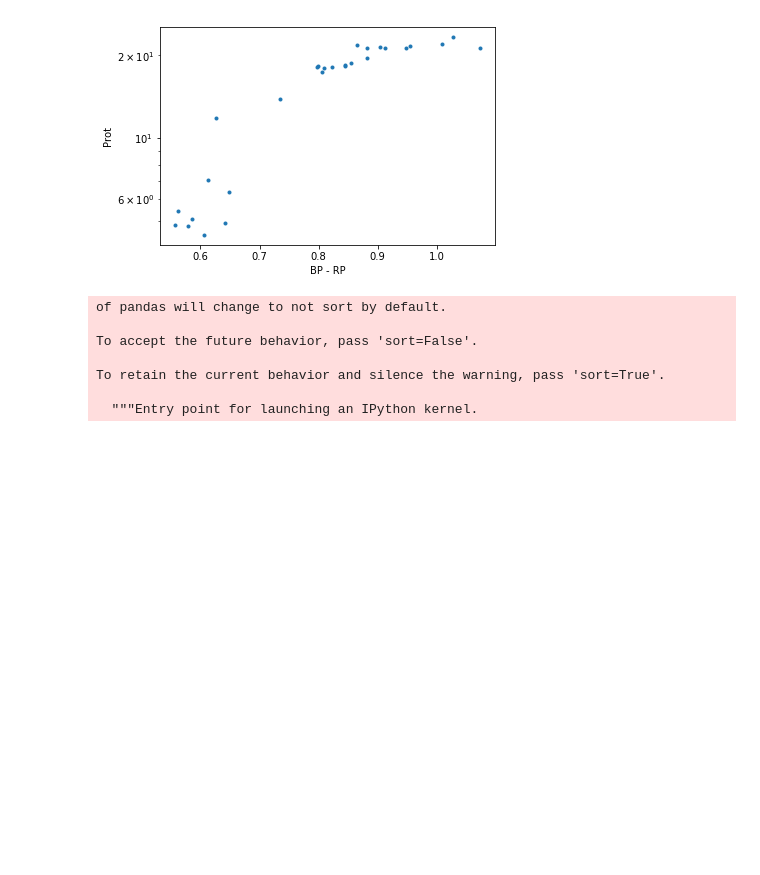
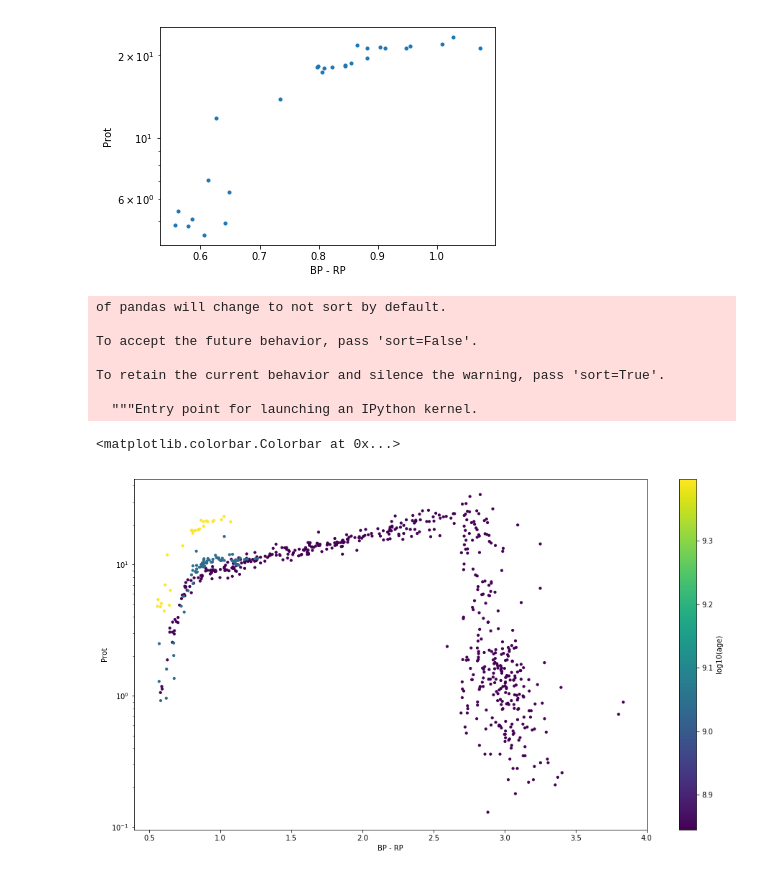
Before and after one commit to RuthAngus/gpyro, a Jupyter notebook: code/Data_management.ipynb, the cells around one changed output. Cells and saved outputs as stored; diff of their text form; code cells hidden in the pictures; blank space fills up the shorter version.

```diff
--- a/code/Data_management.ipynb
+++ b/code/Data_management.ipynb
@@ -61,0 +103,9 @@ Text(0, 0.5, 'Prot')
+# %%
+praesepe_bprp = 10**logbprp_clipped
+praesepe_prot = 10**logp_clipped
+praesepe_age = np.ones_like(praesepe_bprp)*.65
+
+from color_conversions import bprp_to_teff
+praesepe_teff = bprp_to_teff(praesepe_bprp)
+# %%
+pr_clipped = pd.DataFrame(dict({"bprp": praesepe_bprp, "prot": praesepe_prot, "teff": praesepe_teff}))
@@ -180,3 +237,14 @@ To accept the future behavior, pass 'sort=False'.
 To retain the current behavior and silence the warning, pass 'sort=True'.
 
   """Entry point for launching an IPython kernel.
+# %%
+m = df.age_gyr.values > .5
+plt.figure(figsize=(16, 9))
+plt.scatter(df.bprp[m], df.period[m], c=np.log10(1e9*df.age_gyr[m]), s=10)
+plt.yscale("log")
+plt.xlabel("BP - RP")
+plt.ylabel("Prot")
+plt.colorbar(label="log10(age)")
+# %% [output]
+<matplotlib.colorbar.Colorbar at 0x...>
+[figure, added]
```
Also changed, not shown: parts of 13 cells of this notebook.
